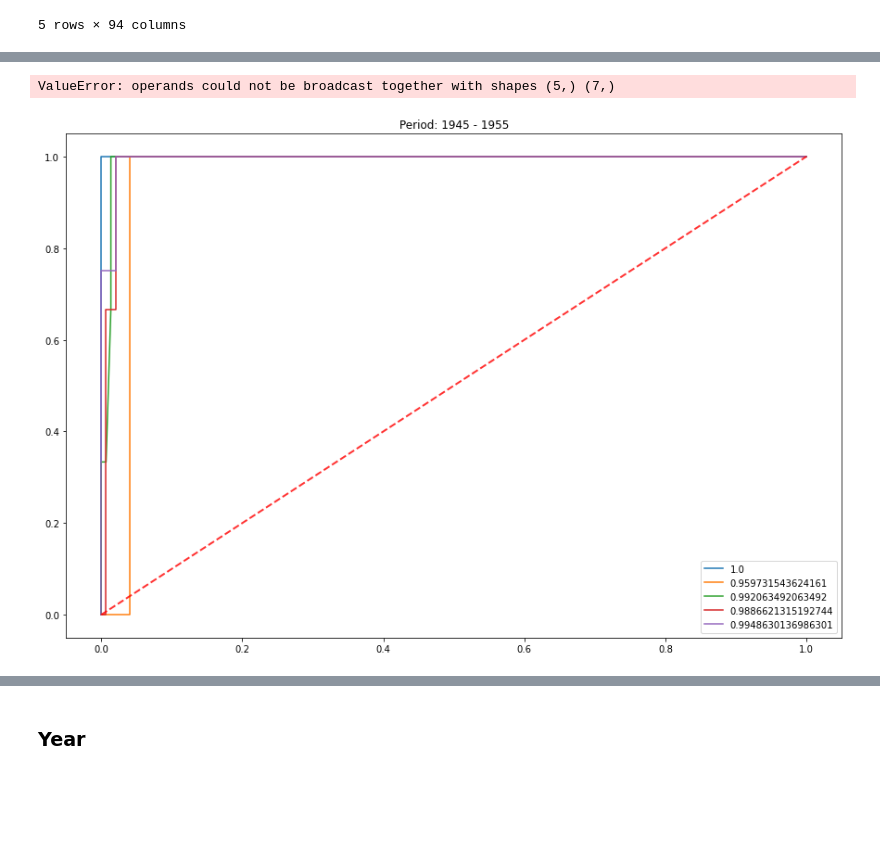
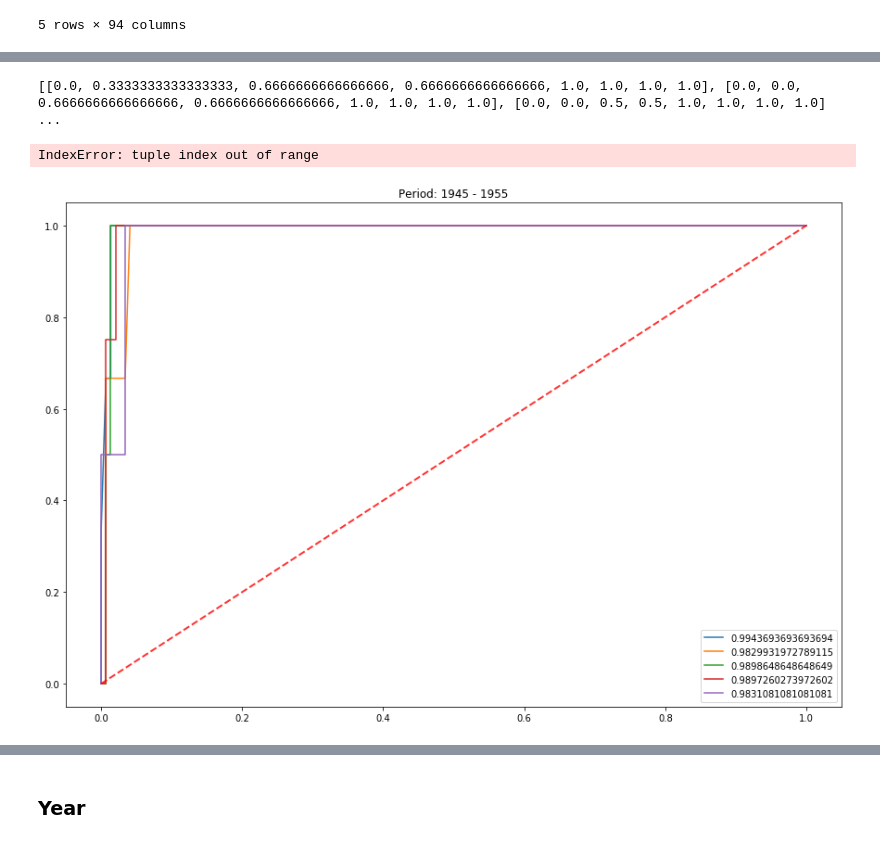
Before and after one commit to epfl-ada/ada-2020-project-milestone-p3-p3_adaconda, a Jupyter notebook: P4 Merge.ipynb, the cells around one changed output, grey strips where cells are left out. Cells and saved outputs as stored; diff of their text form; code cells hidden in the pictures; blank space fills up the shorter version.

```diff
--- a/P4 Merge.ipynb
+++ b/P4 Merge.ipynb
@@ -95,9 +101,10 @@ first = df_t[df_t['iyear']==1970]
 #nb = len(df_t[(df_t.iyear==1970 & df_t.country == 200)])
 fc = first[first['country']==200]
 maxval = df_t['country'].max()
-print(maxval)
+#print(maxval)
+#create the index for each year from 1970 to 2000
 fy = np.arange(1970, 2000, 1)
-fy1 = pd.DataFrame(fy)
+fy1 = pd.DataFrame(fy,columns=['year'])
 fy1 = fy1.set_index('year')
 #length = len(df_t[(df_t.country==1)])
 #print(length)
@@ -190,11 +202,8 @@ def split_set(data_to_split, ratio=2/3):
 # %%
 #Splitting of the training set and testing set, Creation of the y training and y testing
 #Removing of the "warstds" which is the variable we want to predict so it should be erased from the X training and X testing
-training_set, testing_set = split_set(doc)
-y_train = training_set["warstds"]
-training_set.drop("warstds",axis='columns', inplace=True)
-y_test = testing_set["warstds"]
-testing_set.drop("warstds",axis='columns', inplace=True)
+
+training_set,testing_set, y_train, y_test = train_test_split( doc.drop(["warstds", "year", "cowcode"],axis=1) , doc["warstds"], test_size=0.33,)
 # %%
 #Creation of a Random Forest classifier with max_depth = 10, otherwise the ROC plot look weird
 clf = RandomForestClassifier(n_estimators=100, max_depth=10)
@@ -250,8 +346,25 @@ doc['year'].max()
 # %%
-#Dividing the Dataset according to a number of years
-period = 20
+#Dividing the Dataset according to a number of years (period)
+period = 5
 vecy=np.arange(1945,2000-period,period)
 tab = []
 for year in vecy:
     tab.append( doc[ (doc['year'] >= year) & (doc['year'] < year+period) ] )
-tab.append(doc[ doc['year'] >= 2000-55%period ])
+
+tab.append(doc[ doc['year'] >= 2000-period ])
+
+for i in range(len(tab)):
+    tab[i] = tab[i].drop(['year','cowcode'] , axis='columns')
+# %%
+clf = RandomForestClassifier(n_estimators=100, max_depth=10)
+xs=[]
+ys=[]
+for i in tab:
+    ys.append( i['warstds'] )
+    xs.append( i.drop(['warstds'],axis='columns') )
+labs=[]
+tmpvec = np.arange(1945,2000,period)
+for year in tmpvec:
+    labs.append( str(year)+'-'+str(year+period) )
+print(len(labs))
+rocList(clf,xs,ys,n=5,labels=labs)
@@ -294,7 +382,6 @@ def rocRF( X , y , percent=0.25 ):
     auc = round(auc, 3)
     return falseRate , trueRate, auc
 # %%
-from sklearn.model_selection import KFold
 # Split the data
 N =5
 r2_scores = []
@@ -319,37 +406,39 @@ for i in tab:
         X_train, X_test = X.iloc[train_index], X.iloc[test_index]
         y_train, y_test = y[train_index], y[test_index]
         c_fit  = clf.fit(X_train, y_train)
         predictions = clf.predict_proba(X_test)[:,-1]
         falseRate, trueRate, threshold = metrics.roc_curve(y_test, predictions)
         auc = metrics.auc(falseRate, trueRate)
         plt.plot(falseRate, trueRate, label = str(auc) )
         plt.legend()
-        tprs.append(trueRate)
+        tprs.append(list(trueRate))
         fprs.append(falseRate)
         aucs.append(auc)
     plt.plot([0, 1], [0, 1], linestyle='--', lw=2, color='r',label='Chance', alpha=.8)
     #Calculate the mean and standard deviation of ROC-parametres
-    mean_tpr = np.mean(tprs, axis=0)
+    print(tprs)
+    mean_tpr = np.mean(tprs, axis=1)
     #mean_fpr = np.mean(fprs, axis = 0)
     mean_tpr[-1] = 1.0
-    mean_auc = auc(mean_fpr, mean_tpr)
+    mean_auc = computeAUC(mean_fpr, mean_tpr)
     std_auc = np.std(aucs)
     ax.plot(mean_fpr, mean_tpr, color='b',
             label=r'Mean ROC (AUC = %0.2f $\pm$ %0.2f)' % (mean_auc, std_auc),
             lw=2, alpha=.8)
 
     std_tpr = np.std(tprs, axis=0)
     tprs_upper = np.minimum(mean_tpr + std_tpr, 1)
     tprs_lower = np.maximum(mean_tpr - std_tpr, 0)
     plt.fill_between(mean_fpr, tprs_lower, tprs_upper, color='grey', alpha=.2,
                     label=r'$\pm$ 1 std. dev.')
 
     plt.set(xlim=[-0.05, 1.05], ylim=[-0.05, 1.05],
            title="ROCs for all folds [Fearon and Laitin] (uncorrected)")
     plt.legend(loc="lower right")
     plt.show()
 # %% [output]
-ValueError: operands could not be broadcast together with shapes (5,) (7,)
+[[0.0, 0.3333333333333333, 0.6666666666666666, 0.6666666666666666, 1.0, 1.0, 1.0, 1.0], [0.0, 0.0, 0.6666666666666666, 0.6666666666666666, 1.0, 1.0, 1.0, 1.0], [0.0, 0.0, 0.5, 0.5, 1.0, 1.0, 1.0, 1.0] ...
+IndexError: tuple index out of range
-[figure, old version]
+[figure, new version]
 # %%
 #Non-penalized regression using Fearon parametres
```
Also changed, not shown: parts of 18 cells of this notebook.
